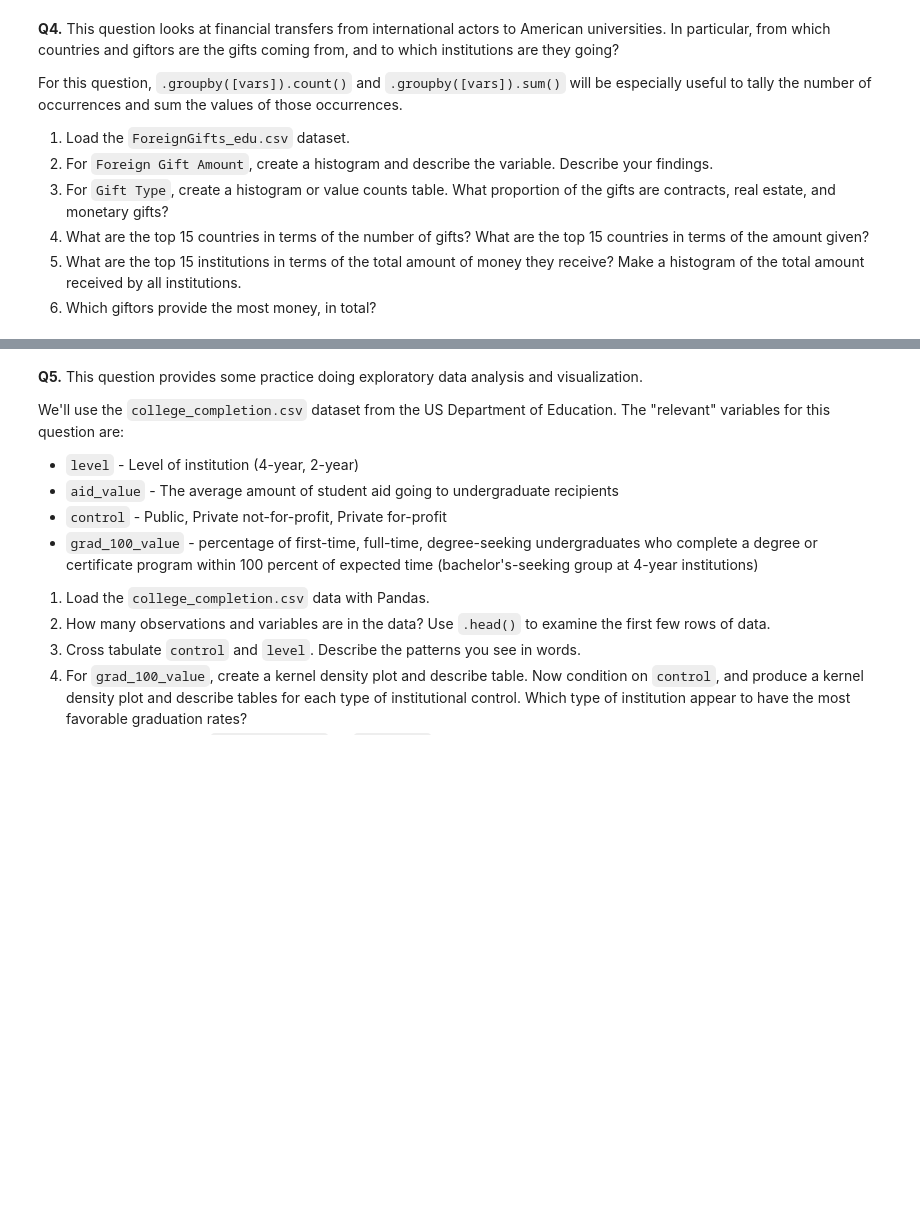
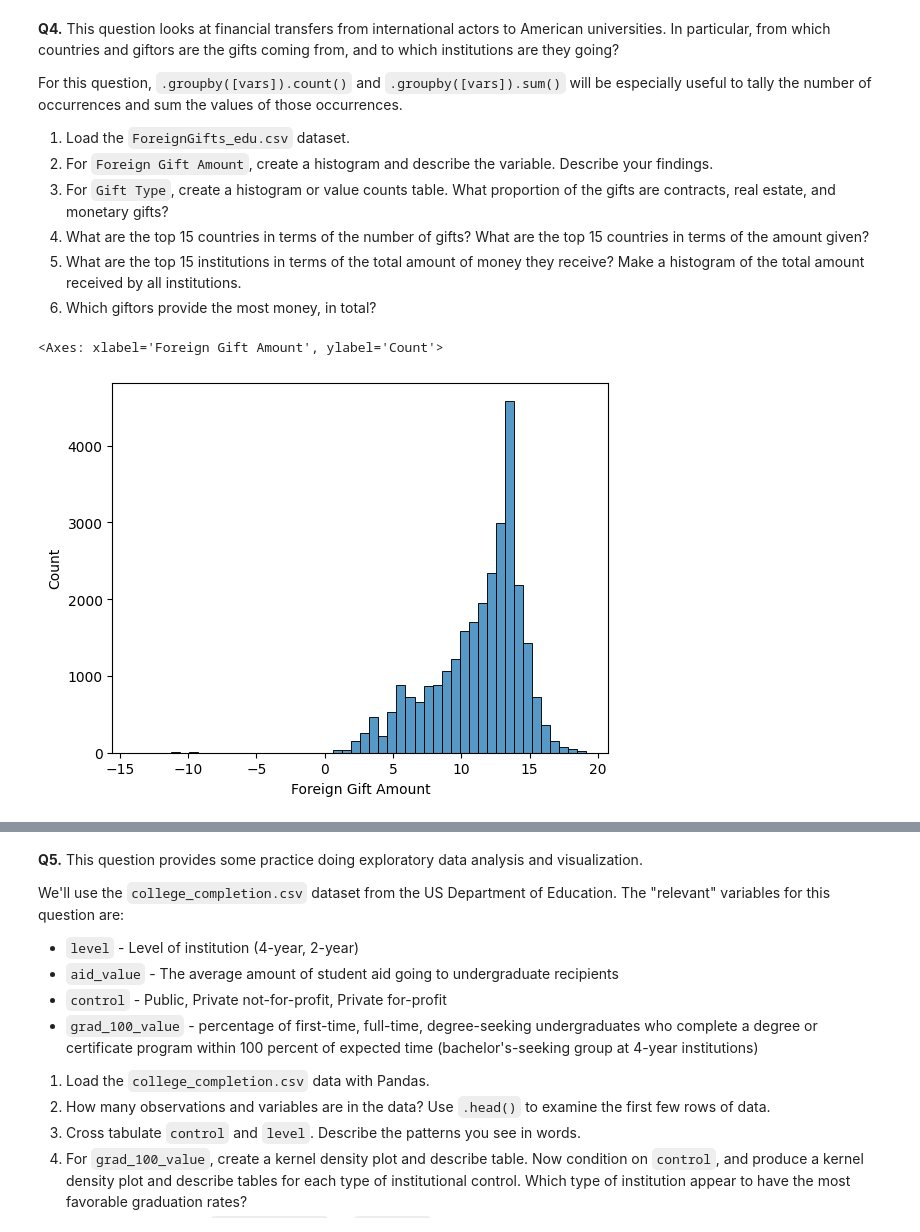
Before and after one commit to SafaaMahbub/undergrad_ml_assignments, a Jupyter notebook: 01_assignment_wrangling_and_eda.ipynb, the cells around one changed output, grey strips where cells are left out. Cells and saved outputs as stored; diff of their text form; code cells hidden in the pictures; blank space fills up the shorter version.

```diff
--- a/01_assignment_wrangling_and_eda.ipynb
+++ b/01_assignment_wrangling_and_eda.ipynb
@@ -150,3 +207,14 @@ For this question, `.groupby([vars]).count()` and `.groupby([vars]).sum()` will
 4. What are the top 15 countries in terms of the number of gifts? What are the top 15 countries in terms of the amount given?
 5. What are the top 15 institutions in terms of the total amount of money they receive? Make a histogram of the total amount received by all institutions.
 6. Which giftors provide the most money, in total?
+# %%
+import pandas as pd
+import numpy as np
+import seaborn as sns
+
+df = pd.read_csv('/content/data/ForeignGifts_edu.csv',encoding='latin1')
+
+sns.histplot( np.arcsinh(df['Foreign Gift Amount']), bins=50 )
+# %% [output]
+<Axes: xlabel='Foreign Gift Amount', ylabel='Count'>
+[figure, added]
```
Also changed, not shown: parts of 4 cells of this notebook.
